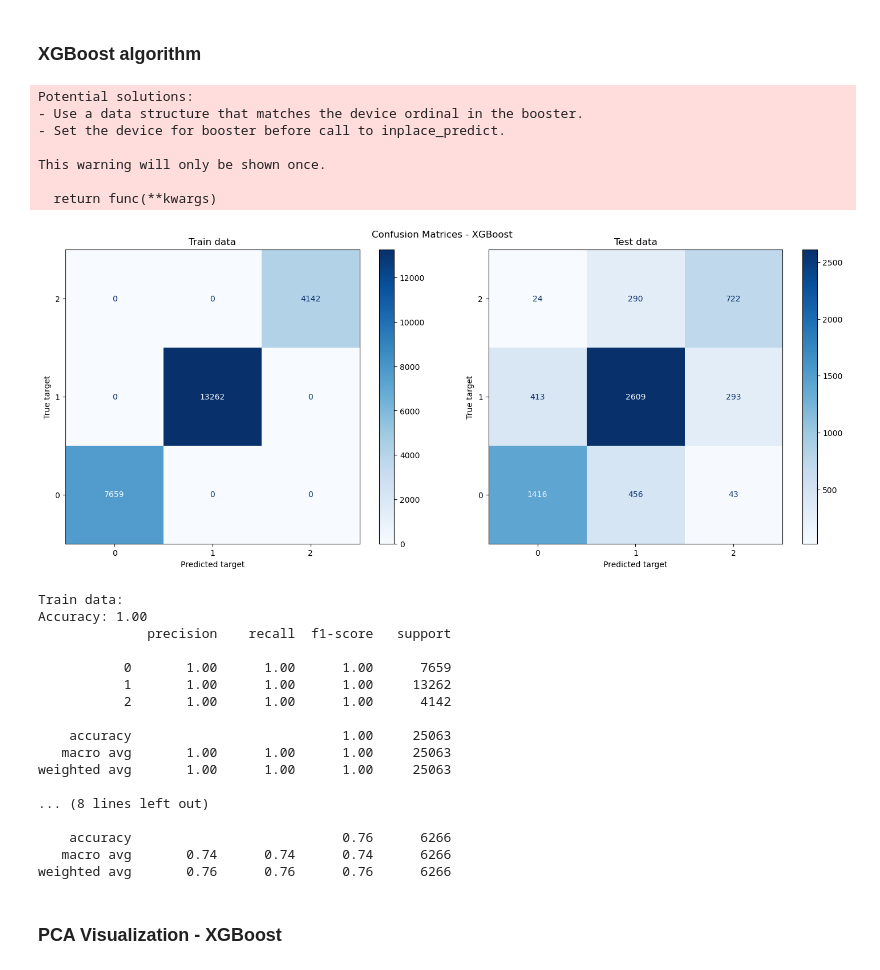
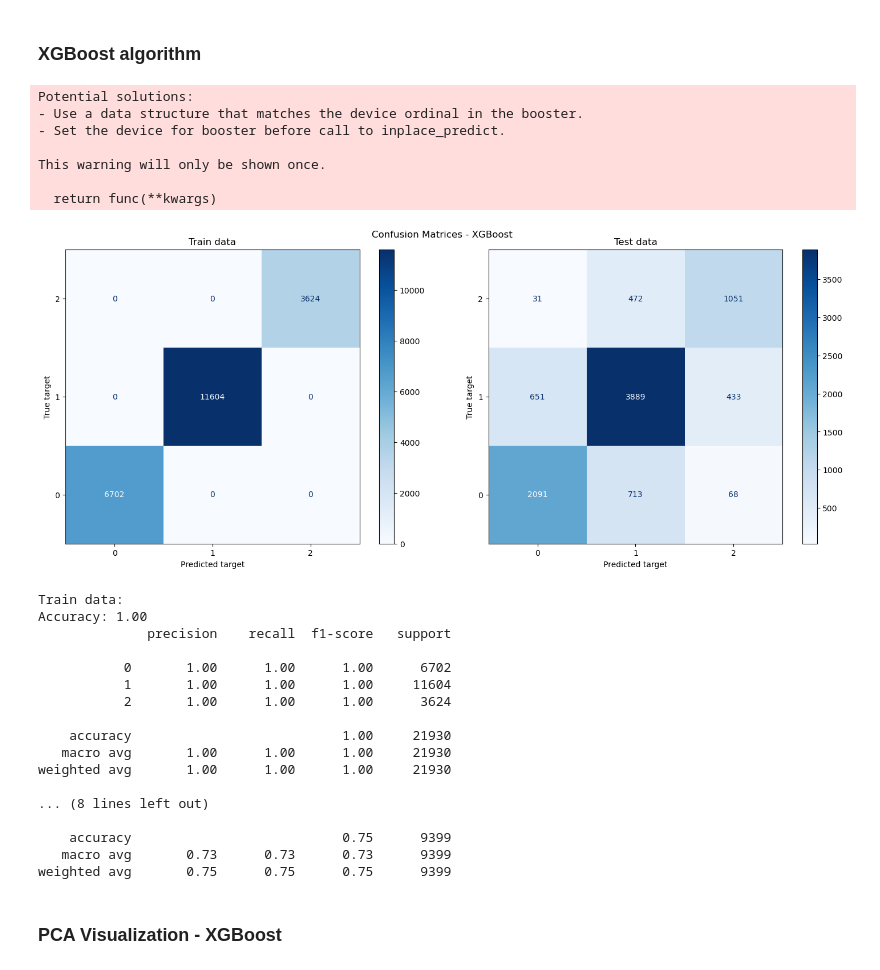
Before and after one commit to Radoslaw-Polak/Credit-Scoring-Modelling, a Jupyter notebook: test_v2.ipynb, the cells around one changed output. Cells and saved outputs as stored; diff of their text form; code cells hidden in the pictures.

```diff
--- a/test_v2.ipynb
+++ b/test_v2.ipynb
@@ -470,6 +470,6 @@ categorical_data.describe()
 | top | July | Lawyer | Not Specified | Standard | Yes | LowspentSmallvaluepayments | Standard |
 | freq | 3965 | 2294 | 528 | 14358 | 16977 | 8601 | 16577 |
 # %%
-customer_data = customer_data.drop(columns=['Type_of_Loan'])
+customer_data = customer_data.drop(columns=['Month', 'Type_of_Loan'])
 customer_data.select_dtypes('object').describe()
 # %% [output]
@@ -572,7 +571,7 @@ from sklearn import linear_model
 
 X = customer_data_scaled.drop(columns='Credit_Score')
 y = customer_data_scaled['Credit_Score']
-X_train, X_test, y_train, y_test = train_test_split(X, y, test_size=0.2, random_state=68, stratify=customer_data['Credit_Score'])
+X_train, X_test, y_train, y_test = train_test_split(X, y, test_size=0.3, random_state=68, stratify=customer_data['Credit_Score'])
 log_regression_model = linear_model.LogisticRegression(multi_class='multinomial', solver='lbfgs', class_weight='balanced')
 
 log_regression_model.fit(X_train, y_train)
@@ -734,7 +733,7 @@ import xgboost as xgb
 X = customer_data_scaled.drop(columns='Credit_Score')
 y = customer_data_scaled['Credit_Score']
 
-X_train, X_test, y_train, y_test = train_test_split(X, y, test_size=0.2, random_state=68, stratify=customer_data['Credit_Score'])
+X_train, X_test, y_train, y_test = train_test_split(X, y, test_size=0.3, random_state=68, stratify=customer_data['Credit_Score'])
 
 xgb_model = xgb.XGBClassifier(
     n_estimators=1000,
@@ -748,51 +747,51 @@ X_train, X_test, y_train, y_test = X_train.to_numpy(), X_test.to_numpy(), y_trai
 
 xgb_model.fit(X_train, y_train)
 y_probs_XGB_train = xgb_model.predict_proba(X_train)
 y_probs_XGB_test = xgb_model.predict_proba(X_test)
 y_pred_XGB_train = xgb_model.predict(X_train)
 y_pred_XGB_test = xgb_model.predict(X_test)
 
 cm_train_XGB, cm_test_XGB = display_confusion_matrix(y_train=y_train,
                                                      y_train_pred=y_pred_XGB_train,
                                                      y_test=y_test,
                                                      title='Confusion Matrices - XGBoost',
                                                      y_pred=y_pred_XGB_test, cmap="Blues")
 display_quality_metrics(y_true=y_train,
                         y_pred=y_pred_XGB_train,
                         y_probs=y_probs_XGB_train,
                         label='Train data',
                         pr_curve_title='PR AUC XGBoost - Train data')
 display_quality_metrics(y_true=y_test,
                         y_pred=y_pred_XGB_test,
                         y_probs=y_probs_XGB_test,
                         label='\nTest data',
                         pr_curve_title='PR AUC XGBoost - Test data')
 # %% [output]
 Potential solutions:
 - Use a data structure that matches the device ordinal in the booster.
 - Set the device for booster before call to inplace_predict.
 
 This warning will only be shown once.
 
   return func(**kwargs)
-[figure, old version]
+[figure, new version]
 Train data:
 Accuracy: 1.00
               precision    recall  f1-score   support
 
-           0       1.00      1.00      1.00      7659
-           1       1.00      1.00      1.00     13262
-           2       1.00      1.00      1.00      4142
+           0       1.00      1.00      1.00      6702
+           1       1.00      1.00      1.00     11604
+           2       1.00      1.00      1.00      3624
 
-    accuracy                           1.00     25063
-   macro avg       1.00      1.00      1.00     25063
-weighted avg       1.00      1.00      1.00     25063
+    accuracy                           1.00     21930
+   macro avg       1.00      1.00      1.00     21930
+weighted avg       1.00      1.00      1.00     21930
 
 ... (8 lines left out)
 
-    accuracy                           0.76      6266
-   macro avg       0.74      0.74      0.74      6266
-weighted avg       0.76      0.76      0.76      6266
+    accuracy                           0.75      9399
+   macro avg       0.73      0.73      0.73      9399
+weighted avg       0.75      0.75      0.75      9399
 # %% [markdown]
 ### PCA Visualization - XGBoost
 # %%
```
Also changed, not shown: parts of 15 cells of this notebook.
